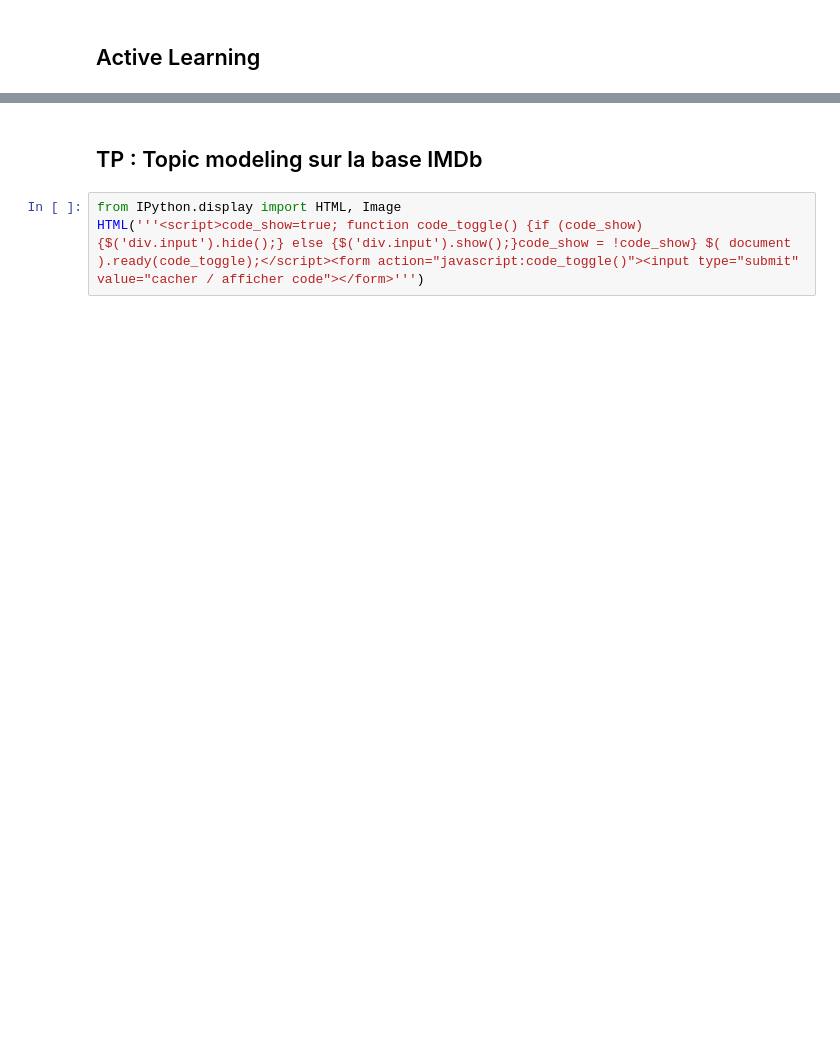
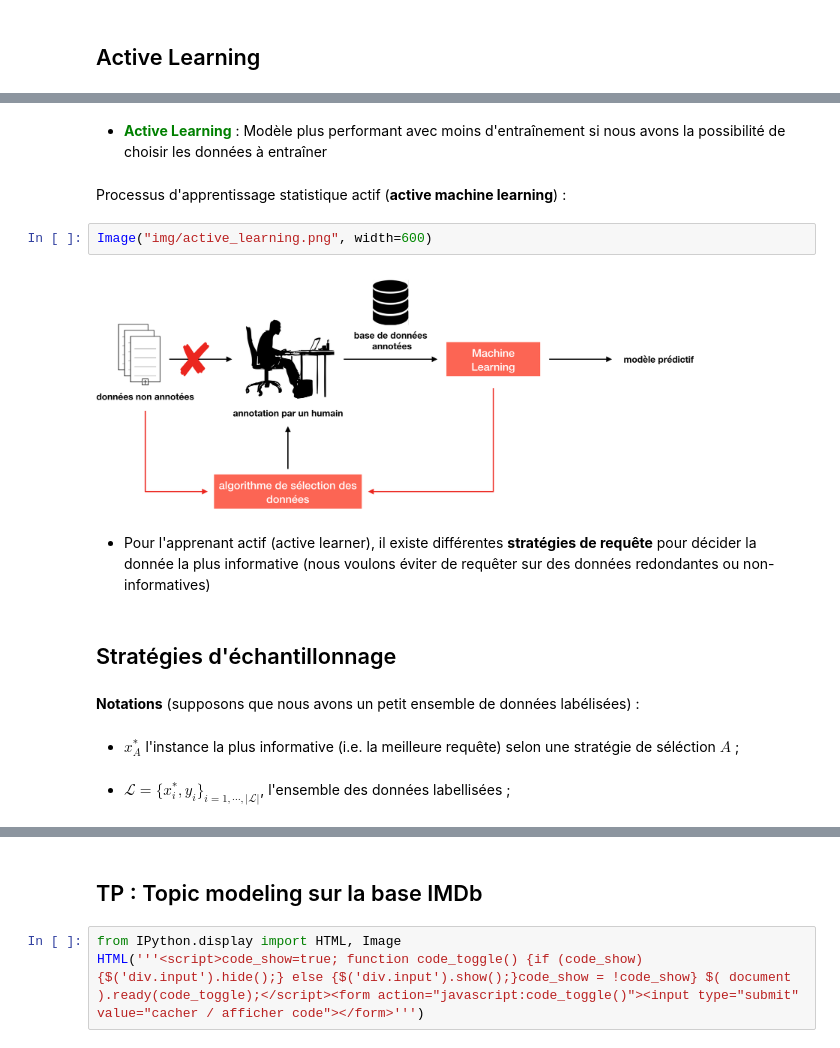
Before and after one commit to curiousML/DSA, a Jupyter notebook: text_mining/partie3/Situations_non_supervise_et_annotations.ipynb, the cells around one changed output, grey strips where cells are left out. Drawn from its saved outputs; the diff is of its cells as text; blank space fills up the shorter version.

```diff
--- a/text_mining/partie3/Situations_non_supervise_et_annotations.ipynb
+++ b/text_mining/partie3/Situations_non_supervise_et_annotations.ipynb
@@ -25,0 +33,18 @@ HTML('''<script>code_show=true; function code_toggle() {if (code_show){$('div.in
+# %% [markdown]
+- <font color = "green"><b>Active Learning</b></font> : Modèle plus performant avec moins d'entraînement si nous avons la possibilité de choisir les données à entraîner
+# %% [markdown]
+Processus d'apprentissage statistique actif (**active machine learning**) :
+# %%
+Image("img/active_learning.png", width=600)
+# %% [output]
+[figure, added]
+# %% [markdown]
+- Pour l'apprenant actif (active learner), il existe différentes **stratégies de requête** pour décider la donnée la plus informative (nous voulons éviter de requêter sur des données redondantes ou non-informatives)
+# %% [markdown]
+## Stratégies d'échantillonnage
+# %% [markdown]
+**Notations** (supposons que nous avons un petit ensemble de données labélisées) :
+# %% [markdown]
+- $x_A^*$ l'instance la plus informative (i.e. la meilleure requête) selon une stratégie de séléction $A$ ;
+# %% [markdown]
+- $\mathcal{L} = \{x_i^*, y_i\}_{i = 1, \cdots, |\mathcal{L}|} $, l'ensemble des données labellisées ;
```
Also changed, not shown: parts of 19 cells of this notebook, 8 other files.
